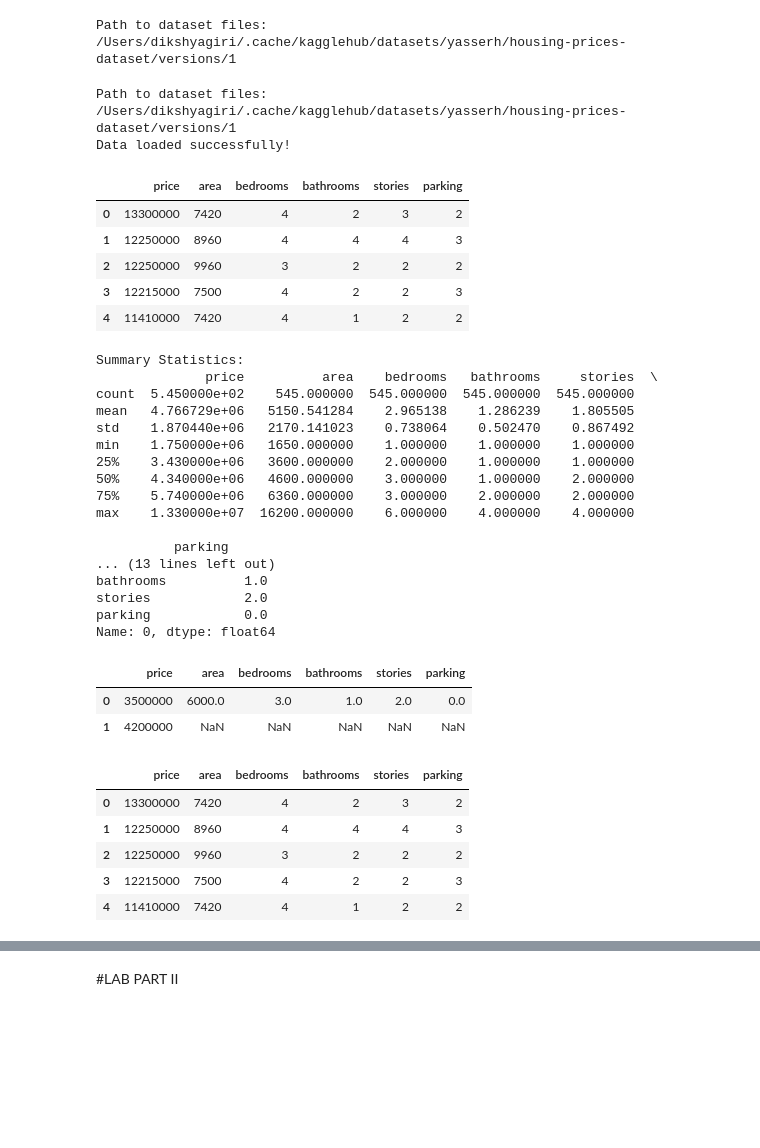
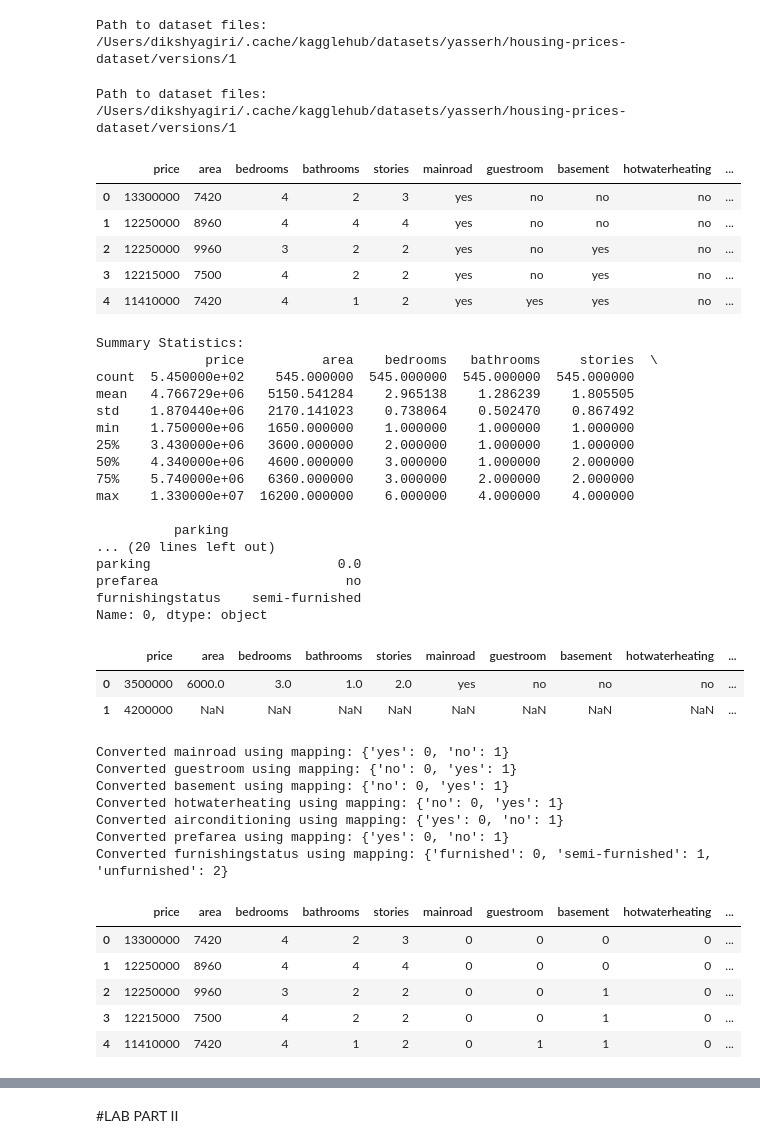
Before and after one commit to dikshya48/Linear-Regression, a Jupyter notebook: lab7.ipynb, the cells around one changed output, grey strips where cells are left out. Drawn from its saved outputs; the diff is of its cells as text; code cells hidden in the pictures; blank space fills up the shorter version.

```diff
--- a/lab7.ipynb
+++ b/lab7.ipynb
@@ -16,20 +16,19 @@ Path to dataset files: /Users/dikshyagiri/.cache/kagglehub/datasets/yasserh/hous
 # %%
 path = kagglehub.dataset_download("yasserh/housing-prices-dataset")
 print("Path to dataset files:", path)
 
 df = pd.read_csv(path + '/Housing.csv')
-print("Data loaded successfully!")
-df=df[['price','area','bedrooms','bathrooms','stories','parking']]
+# print("Data loaded successfully!")
+# df=df[['price','area','bedrooms','bathrooms','stories','parking']]
 df.head()
 # %% [output]
 Path to dataset files: /Users/dikshyagiri/.cache/kagglehub/datasets/yasserh/housing-prices-dataset/versions/1
-Data loaded successfully!
-|  | price | area | bedrooms | bathrooms | stories | parking |
-| 0 | 13300000 | 7420 | 4 | 2 | 3 | 2 |
-| 1 | 12250000 | 8960 | 4 | 4 | 4 | 3 |
-| 2 | 12250000 | 9960 | 3 | 2 | 2 | 2 |
-| 3 | 12215000 | 7500 | 4 | 2 | 2 | 3 |
-| 4 | 11410000 | 7420 | 4 | 1 | 2 | 2 |
+|  | price | area | bedrooms | bathrooms | stories | mainroad | guestroom | basement | hotwaterheating | ... |
+| 0 | 13300000 | 7420 | 4 | 2 | 3 | yes | no | no | no | ... |
+| 1 | 12250000 | 8960 | 4 | 4 | 4 | yes | no | no | no | ... |
+| 2 | 12250000 | 9960 | 3 | 2 | 2 | yes | no | yes | no | ... |
+| 3 | 12215000 | 7500 | 4 | 2 | 2 | yes | no | yes | no | ... |
+| 4 | 11410000 | 7420 | 4 | 1 | 2 | yes | yes | yes | no | ... |
 # %%
 
 
@@ -54,20 +53,19 @@ min    1.750000e+06   1650.000000    1.000000    1.000000    1.000000
 max    1.330000e+07  16200.000000    6.000000    4.000000    4.000000
 
           parking
-... (13 lines left out)
-bathrooms          1.0
-stories            2.0
-parking            0.0
-Name: 0, dtype: float64
+... (20 lines left out)
+parking                        0.0
+prefarea                        no
+furnishingstatus    semi-furnished
+Name: 0, dtype: object
 # %%
 #finding the mode
 df.mode()
 # %% [output]
-|  | price | area | bedrooms | bathrooms | stories | parking |
-| 0 | 3500000 | 6000.0 | 3.0 | 1.0 | 2.0 | 0.0 |
-| 1 | 4200000 | NaN | NaN | NaN | NaN | NaN |
+|  | price | area | bedrooms | bathrooms | stories | mainroad | guestroom | basement | hotwaterheating | ... |
+| 0 | 3500000 | 6000.0 | 3.0 | 1.0 | 2.0 | yes | no | no | no | ... |
+| 1 | 4200000 | NaN | NaN | NaN | NaN | NaN | NaN | NaN | NaN | ... |
 # %%
-# Cell 4: Clean Data
 def clean_data(df):
     """Convert non-numeric columns to numeric using mapping dictionaries."""
     df_clean = df.copy()
@@ -82,10 +80,17 @@ def clean_data(df):
 df_clean = clean_data(df)
 df_clean.head()
 # %% [output]
+Converted mainroad using mapping: {'yes': 0, 'no': 1}
+Converted guestroom using mapping: {'no': 0, 'yes': 1}
+Converted basement using mapping: {'no': 0, 'yes': 1}
+Converted hotwaterheating using mapping: {'no': 0, 'yes': 1}
+Converted airconditioning using mapping: {'yes': 0, 'no': 1}
+Converted prefarea using mapping: {'yes': 0, 'no': 1}
+Converted furnishingstatus using mapping: {'furnished': 0, 'semi-furnished': 1, 'unfurnished': 2}
-|  | price | area | bedrooms | bathrooms | stories | parking |
-| 0 | 13300000 | 7420 | 4 | 2 | 3 | 2 |
-| 1 | 12250000 | 8960 | 4 | 4 | 4 | 3 |
-| 2 | 12250000 | 9960 | 3 | 2 | 2 | 2 |
-| 3 | 12215000 | 7500 | 4 | 2 | 2 | 3 |
-| 4 | 11410000 | 7420 | 4 | 1 | 2 | 2 |
+|  | price | area | bedrooms | bathrooms | stories | mainroad | guestroom | basement | hotwaterheating | ... |
+| 0 | 13300000 | 7420 | 4 | 2 | 3 | 0 | 0 | 0 | 0 | ... |
+| 1 | 12250000 | 8960 | 4 | 4 | 4 | 0 | 0 | 0 | 0 | ... |
+| 2 | 12250000 | 9960 | 3 | 2 | 2 | 0 | 0 | 1 | 0 | ... |
+| 3 | 12215000 | 7500 | 4 | 2 | 2 | 0 | 0 | 1 | 0 | ... |
+| 4 | 11410000 | 7420 | 4 | 1 | 2 | 0 | 1 | 1 | 0 | ... |
 # %%
```
Also changed, not shown: parts of 5 cells of this notebook.
